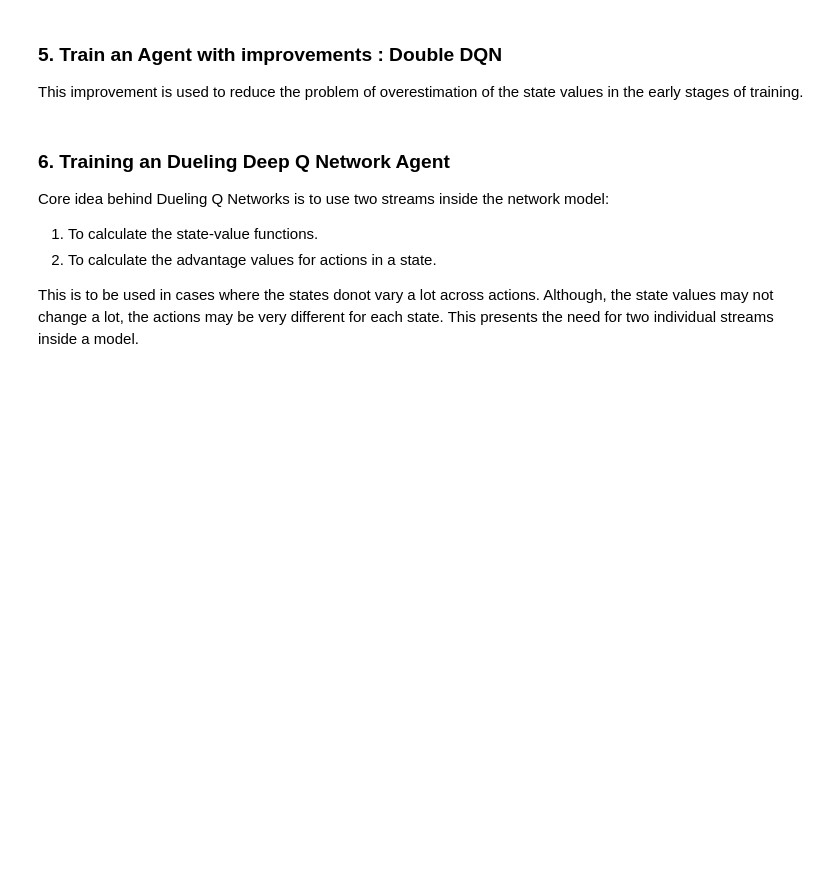
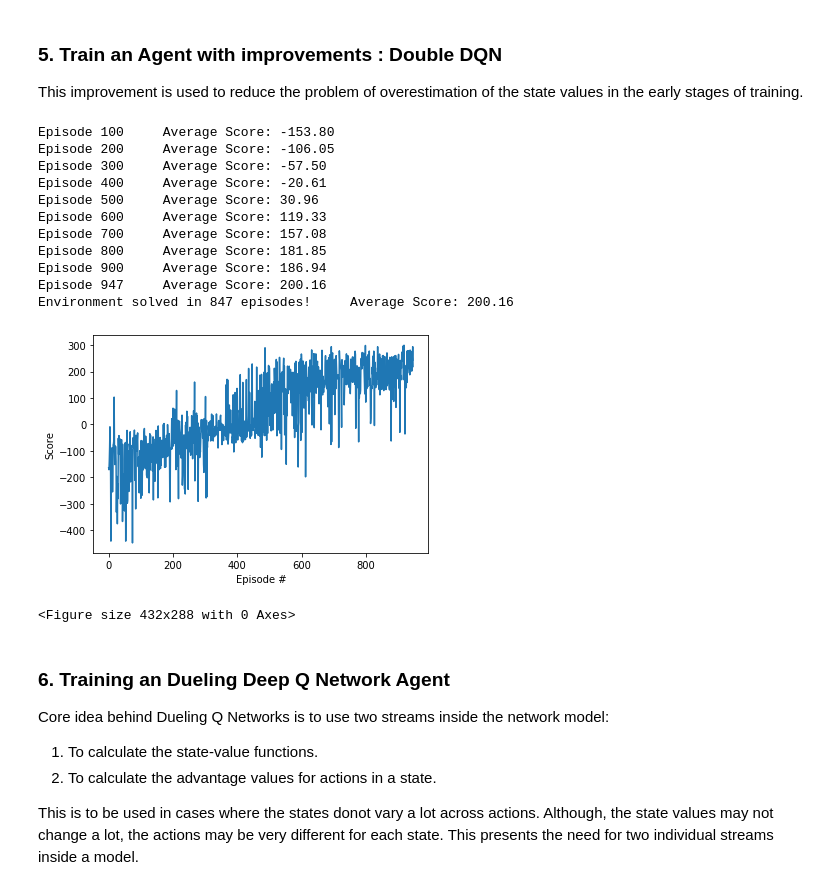
Before and after one commit to Srikanth-Kb/Q-Learning-Agents, a Jupyter notebook: Comparison_Of_DQNs.ipynb, the cells around one changed output. Drawn from its saved outputs; the diff is of its cells as text; code cells hidden in the pictures; blank space fills up the shorter version.

```diff
--- a/Comparison_Of_DQNs.ipynb
+++ b/Comparison_Of_DQNs.ipynb
@@ -118,35 +139,53 @@ def ddqn(n_episodes=2000, max_t=1000, eps_start=1.0, eps_end=0.01, eps_decay=0.9
         state = env.reset()
         score = 0
         for t in range(max_t):
             action = agent.act(state, eps)
             next_state, reward, done, _ = env.step(action)
             agent.step(state, action, reward, next_state, done)
             state = next_state
             score += reward
             if done:
                 break
         scores_window.append(score)       # save most recent score
         scores.append(score)              # save most recent score
         eps = max(eps_end, eps_decay*eps) # decrease epsilon
         print('\rEpisode {}\tAverage Score: {:.2f}'.format(i_episode, np.mean(scores_window)), end="")
         if i_episode % 100 == 0:
             print('\rEpisode {}\tAverage Score: {:.2f}'.format(i_episode, np.mean(scores_window)))
         if np.mean(scores_window)>=200.0:
             print('\nEnvironment solved in {:d} episodes!\tAverage Score: {:.2f}'.format(i_episode-100, np.mean(scores_window)))
-            torch.save(agent.qnetwork_local.state_dict(), 'checkpoint_ddqn.pth')
+            torch.save(agent.qnetwork_local.state_dict(), 'weights/checkpoint_ddqn.pth')
             break
     return scores
 
 ddqn_scores = ddqn()
+
+# Save the scores for comparison
+with open("ddqn_scores.txt", "wb") as fp:
+    pickle.dump(ddqn_scores, fp)
 
 # plot the scores
 fig = plt.figure()
 ax = fig.add_subplot(111)
 plt.plot(np.arange(len(ddqn_scores)), ddqn_scores)
 plt.ylabel('Score')
 plt.xlabel('Episode #')
+plt.savefig('Double-DQN-Agent-performance.png')
 plt.show()
-plt.savefig('Double-DQN-Agent-performance.png')
+# %% [output]
+Episode 100     Average Score: -153.80
+Episode 200     Average Score: -106.05
+Episode 300     Average Score: -57.50
+Episode 400     Average Score: -20.61
+Episode 500     Average Score: 30.96
+Episode 600     Average Score: 119.33
+Episode 700     Average Score: 157.08
+Episode 800     Average Score: 181.85
+Episode 900     Average Score: 186.94
+Episode 947     Average Score: 200.16
+Environment solved in 847 episodes!     Average Score: 200.16
+[figure, added]
+<Figure size 432x288 with 0 Axes>
 # %% [markdown]
 ### 6. Training an Dueling Deep Q Network Agent
 
```
Also changed, not shown: parts of 8 cells of this notebook.
